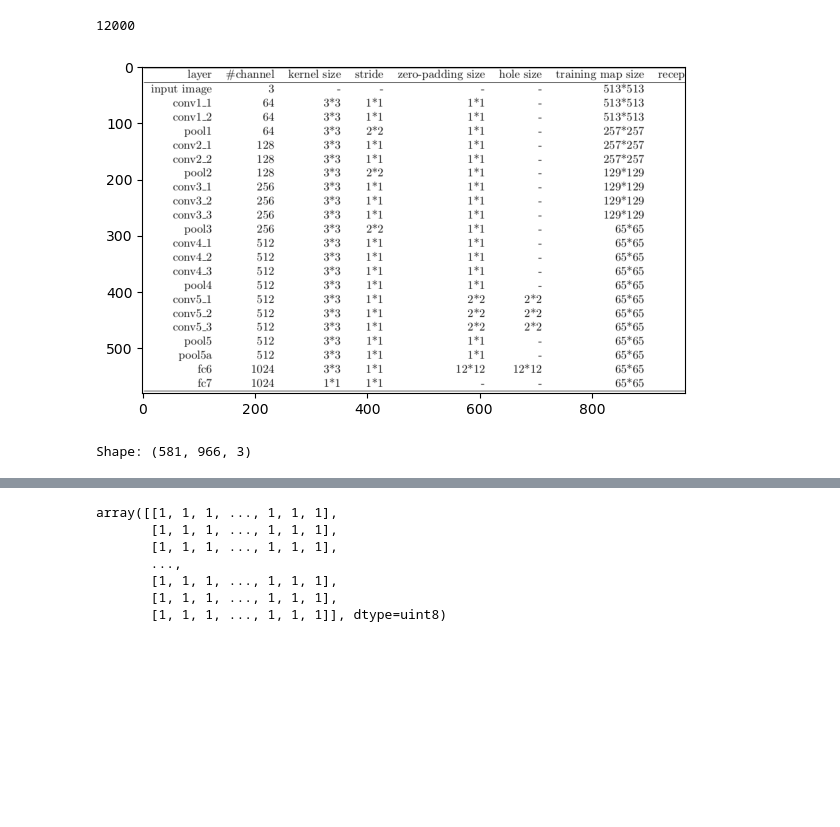
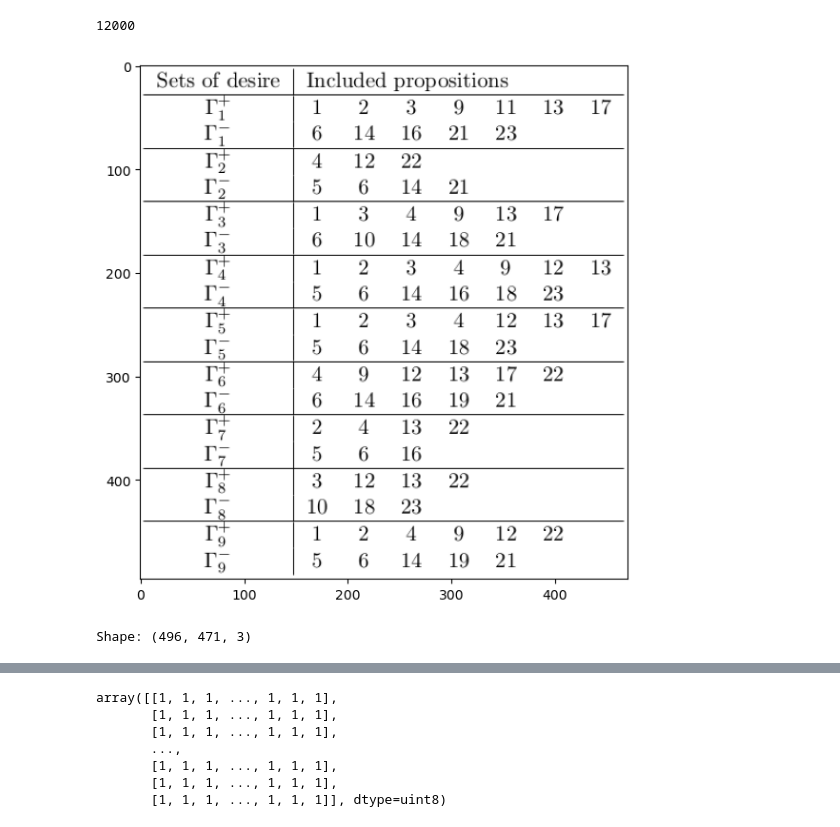
Before and after one commit to HeyLongHoang/deep-split-merge-scitsr, a Jupyter notebook: prep_labels/prep_split.ipynb, the cells around one changed output, grey strips where cells are left out. Cells and saved outputs as stored; diff of their text form; code cells hidden in the pictures; blank space fills up the shorter version.

```diff
--- a/prep_labels/prep_split.ipynb
+++ b/prep_labels/prep_split.ipynb
@@ -12,7 +12,7 @@ from operator import itemgetter
 Intel MKL WARNING: Support of Intel(R) Streaming SIMD Extensions 4.2 (Intel(R) SSE4.2) enabled only processors has been deprecated. Intel oneAPI Math Kernel Library 2025.0 will require Intel(R) Advanc ...
 Intel MKL WARNING: Support of Intel(R) Streaming SIMD Extensions 4.2 (Intel(R) SSE4.2) enabled only processors has been deprecated. Intel oneAPI Math Kernel Library 2025.0 will require Intel(R) Advanc ...
 # %%
-SCITSR_PATH = '/Users/longhoang/Developer/table-reg/data/SciTSR'
+SCITSR_PATH = '/Users/longhoang/Developer/table-recognition/data/SciTSR'
 # NOTE: change the path to your dataset above 👆
 
 SCITSR_TRAIN = os.path.join(SCITSR_PATH, 'train')
@@ -54,13 +54,13 @@ def view_imgs(imgs):
     plt.show()
 # %%
 # img_path = imgs_paths[15]
-img_path = '/Users/longhoang/Developer/table-reg/data/SciTSR/train/img/1601.04798v3.1.png'
+img_path = os.path.join(SCITSR_TRAIN_IMG, '1211.6244v4.7' + '.png')
 img = load_img(img_path)
 view_imgs([img])
 print(f'Shape: {img.shape}')
 # %% [output]
-[figure, old version]
+[figure, new version]
-Shape: (581, 966, 3)
+Shape: (496, 471, 3)
 # %%
 def get_table_pos(pdf_path, display=False):
     imgs_pdf = convert_from_path(pdf_path, 150)
```
Also changed, not shown: parts of 14 cells of this notebook, 12 other files.
